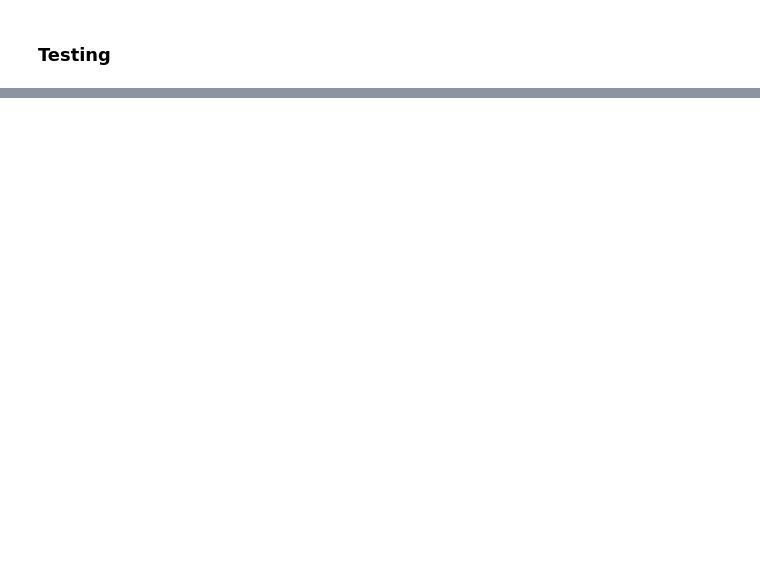
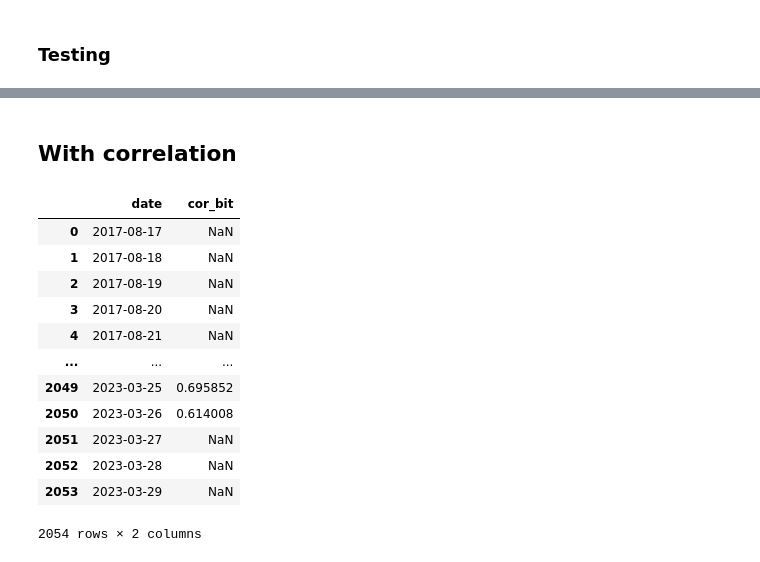
Before and after one commit to siddhi47/rl-project, a Jupyter notebook: notebooks/single-stock.ipynb, the cells around one changed output, grey strips where cells are left out. Drawn from its saved outputs; the diff is of its cells as text; code cells hidden in the pictures; blank space fills up the shorter version.

```diff
--- a/notebooks/single-stock.ipynb
+++ b/notebooks/single-stock.ipynb
@@ -152,0 +167,4 @@ plt.rc('ytick', labelsize=15)
+# %% [markdown]
+## With correlation
+# %%
+bit_cor_df = pd.read_csv('../data/SnP_bit_corr.csv', usecols=['Date','correlation']).rename({'Date':'date', 'correlation':'cor_bit'}, axis = 1)
@@ -152,0 +173,16 @@ plt.rc('ytick', labelsize=15)
+# %%
+bit_cor_df
+# %% [output]
+|  | date | cor_bit |
+| 0 | 2017-08-17 | NaN |
+| 1 | 2017-08-18 | NaN |
+| 2 | 2017-08-19 | NaN |
+| 3 | 2017-08-20 | NaN |
+| 4 | 2017-08-21 | NaN |
+| ... | ... | ... |
+| 2049 | 2023-03-25 | 0.695852 |
+| 2050 | 2023-03-26 | 0.614008 |
+| 2051 | 2023-03-27 | NaN |
+| 2052 | 2023-03-28 | NaN |
+| 2053 | 2023-03-29 | NaN |
+2054 rows × 2 columns
```
Also changed, not shown: parts of 17 cells of this notebook, 5 other files.
